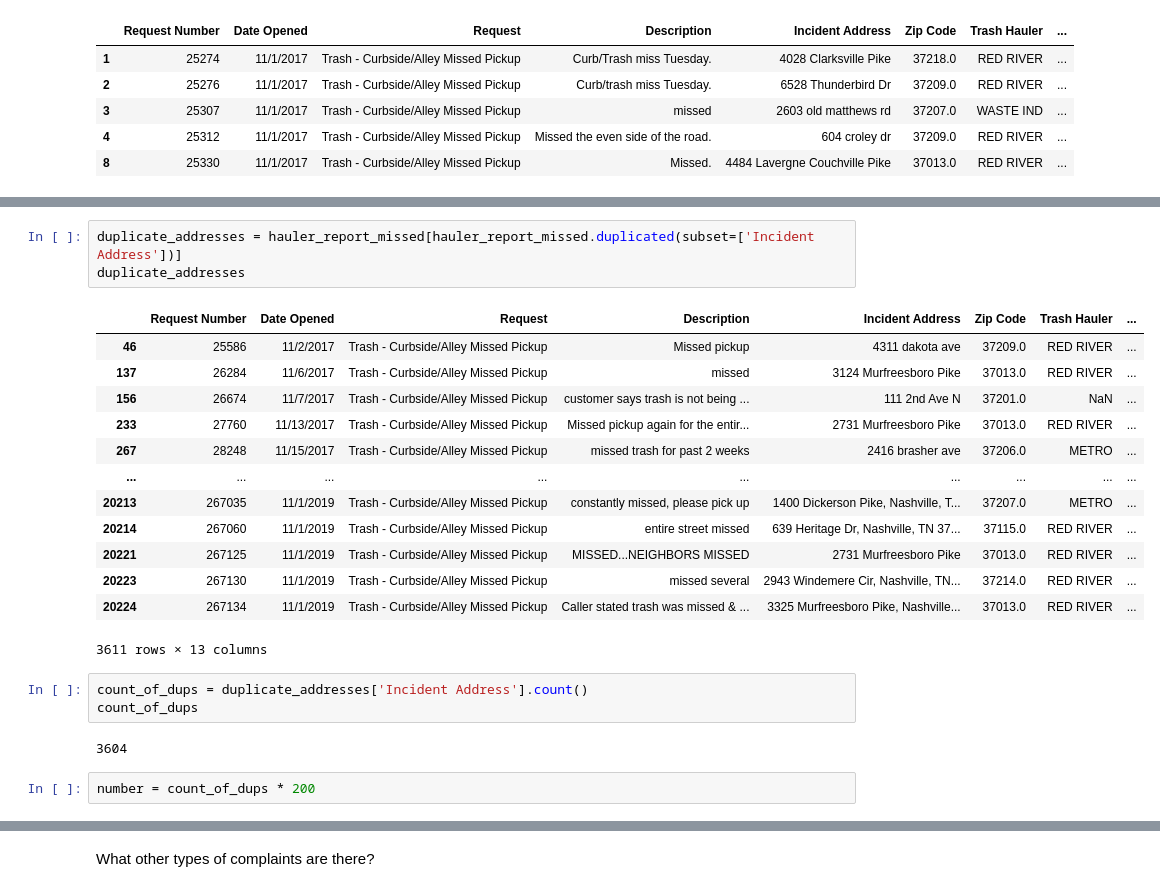
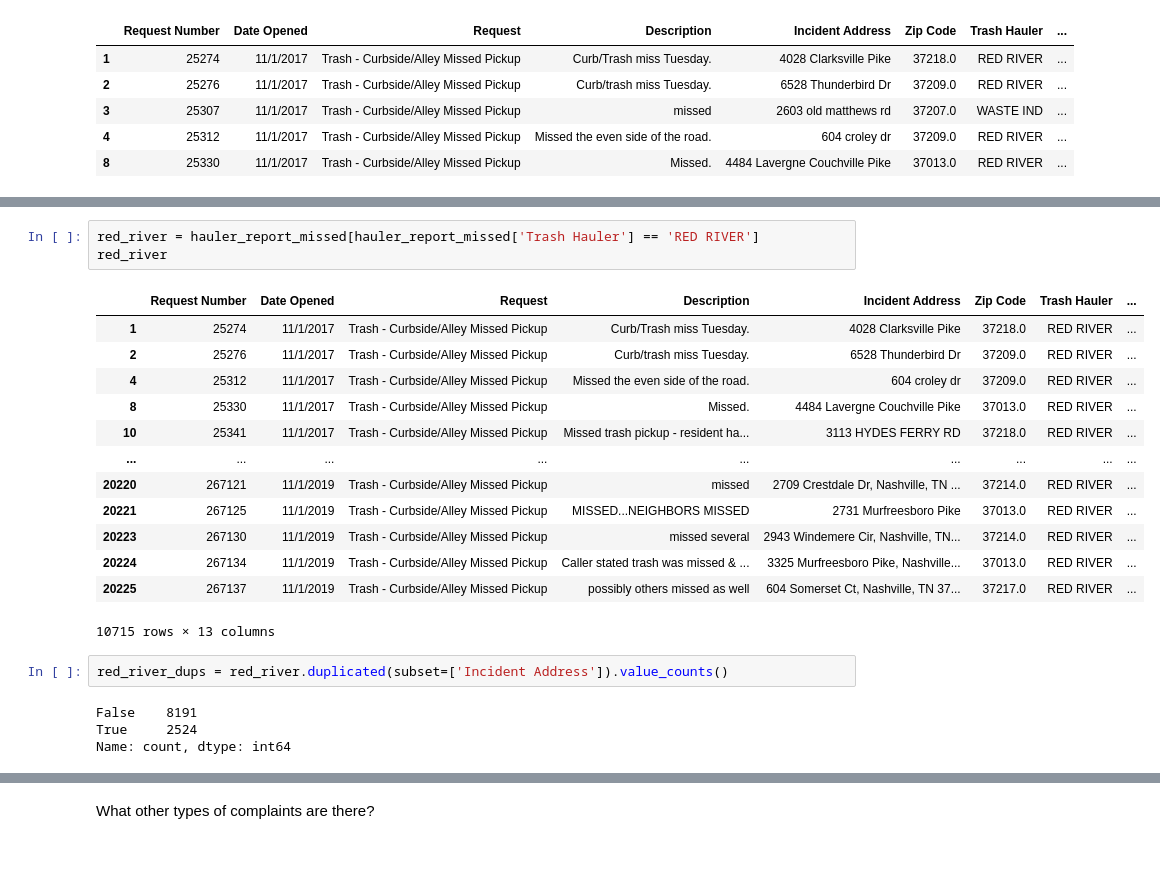
Before and after one commit to NSS-Data-Analytics-Cohort-14/trash-pickups-v2-dorinajordan22, a Jupyter notebook: notebooks/missed_trash_pickups.ipynb, the cells around one changed output, grey strips where cells are left out. Drawn from its saved outputs; the diff is of its cells as text; blank space fills up the shorter version.

```diff
--- a/notebooks/missed_trash_pickups.ipynb
+++ b/notebooks/missed_trash_pickups.ipynb
@@ -146,24 +132,23 @@ hauler_report_missed[hauler_report_missed.duplicated(subset=['Incident Address']
-# %%
-duplicate_addresses = hauler_report_missed[hauler_report_missed.duplicated(subset=['Incident Address'])]
-duplicate_addresses
-# %% [output]
-|  | Request Number | Date Opened | Request | Description | Incident Address | Zip Code | Trash Hauler | ... |
-| 46 | 25586 | 11/2/2017 | Trash - Curbside/Alley Missed Pickup | Missed pickup | 4311 dakota ave | 37209.0 | RED RIVER | ... |
-| 137 | 26284 | 11/6/2017 | Trash - Curbside/Alley Missed Pickup | missed | 3124 Murfreesboro Pike | 37013.0 | RED RIVER | ... |
-| 156 | 26674 | 11/7/2017 | Trash - Curbside/Alley Missed Pickup | customer says trash is not being ... | 111 2nd Ave N | 37201.0 | NaN | ... |
-| 233 | 27760 | 11/13/2017 | Trash - Curbside/Alley Missed Pickup | Missed pickup again for the entir... | 2731 Murfreesboro Pike | 37013.0 | RED RIVER | ... |
-| 267 | 28248 | 11/15/2017 | Trash - Curbside/Alley Missed Pickup | missed trash for past 2 weeks | 2416 brasher ave | 37206.0 | METRO | ... |
-| ... | ... | ... | ... | ... | ... | ... | ... | ... |
-| 20213 | 267035 | 11/1/2019 | Trash - Curbside/Alley Missed Pickup | constantly missed, please pick up | 1400 Dickerson Pike, Nashville, T... | 37207.0 | METRO | ... |
-| 20214 | 267060 | 11/1/2019 | Trash - Curbside/Alley Missed Pickup | entire street missed | 639 Heritage Dr, Nashville, TN 37... | 37115.0 | RED RIVER | ... |
-| 20221 | 267125 | 11/1/2019 | Trash - Curbside/Alley Missed Pickup | MISSED...NEIGHBORS MISSED | 2731 Murfreesboro Pike | 37013.0 | RED RIVER | ... |
-| 20223 | 267130 | 11/1/2019 | Trash - Curbside/Alley Missed Pickup | missed several | 2943 Windemere Cir, Nashville, TN... | 37214.0 | RED RIVER | ... |
-| 20224 | 267134 | 11/1/2019 | Trash - Curbside/Alley Missed Pickup | Caller stated trash was missed & ... | 3325 Murfreesboro Pike, Nashville... | 37013.0 | RED RIVER | ... |
-3611 rows × 13 columns
-# %%
-count_of_dups = duplicate_addresses['Incident Address'].count()
-count_of_dups
-# %% [output]
-3604
-# %%
-number = count_of_dups * 200
+# %%
+red_river = hauler_report_missed[hauler_report_missed['Trash Hauler'] == 'RED RIVER']
+red_river
+# %% [output]
+|  | Request Number | Date Opened | Request | Description | Incident Address | Zip Code | Trash Hauler | ... |
+| 1 | 25274 | 11/1/2017 | Trash - Curbside/Alley Missed Pickup | Curb/Trash miss Tuesday. | 4028 Clarksville Pike | 37218.0 | RED RIVER | ... |
+| 2 | 25276 | 11/1/2017 | Trash - Curbside/Alley Missed Pickup | Curb/trash miss Tuesday. | 6528 Thunderbird Dr | 37209.0 | RED RIVER | ... |
+| 4 | 25312 | 11/1/2017 | Trash - Curbside/Alley Missed Pickup | Missed the even side of the road. | 604 croley dr | 37209.0 | RED RIVER | ... |
+| 8 | 25330 | 11/1/2017 | Trash - Curbside/Alley Missed Pickup | Missed. | 4484 Lavergne Couchville Pike | 37013.0 | RED RIVER | ... |
+| 10 | 25341 | 11/1/2017 | Trash - Curbside/Alley Missed Pickup | Missed trash pickup - resident ha... | 3113 HYDES FERRY RD | 37218.0 | RED RIVER | ... |
+| ... | ... | ... | ... | ... | ... | ... | ... | ... |
+| 20220 | 267121 | 11/1/2019 | Trash - Curbside/Alley Missed Pickup | missed | 2709 Crestdale Dr, Nashville, TN ... | 37214.0 | RED RIVER | ... |
+| 20221 | 267125 | 11/1/2019 | Trash - Curbside/Alley Missed Pickup | MISSED...NEIGHBORS MISSED | 2731 Murfreesboro Pike | 37013.0 | RED RIVER | ... |
+| 20223 | 267130 | 11/1/2019 | Trash - Curbside/Alley Missed Pickup | missed several | 2943 Windemere Cir, Nashville, TN... | 37214.0 | RED RIVER | ... |
+| 20224 | 267134 | 11/1/2019 | Trash - Curbside/Alley Missed Pickup | Caller stated trash was missed & ... | 3325 Murfreesboro Pike, Nashville... | 37013.0 | RED RIVER | ... |
+| 20225 | 267137 | 11/1/2019 | Trash - Curbside/Alley Missed Pickup | possibly others missed as well | 604 Somerset Ct, Nashville, TN 37... | 37217.0 | RED RIVER | ... |
+10715 rows × 13 columns
+# %%
+red_river_dups = red_river.duplicated(subset=['Incident Address']).value_counts()
+# %% [output]
+False    8191
+True     2524
+Name: count, dtype: int64
```
Also changed, not shown: parts of 11 cells of this notebook.
